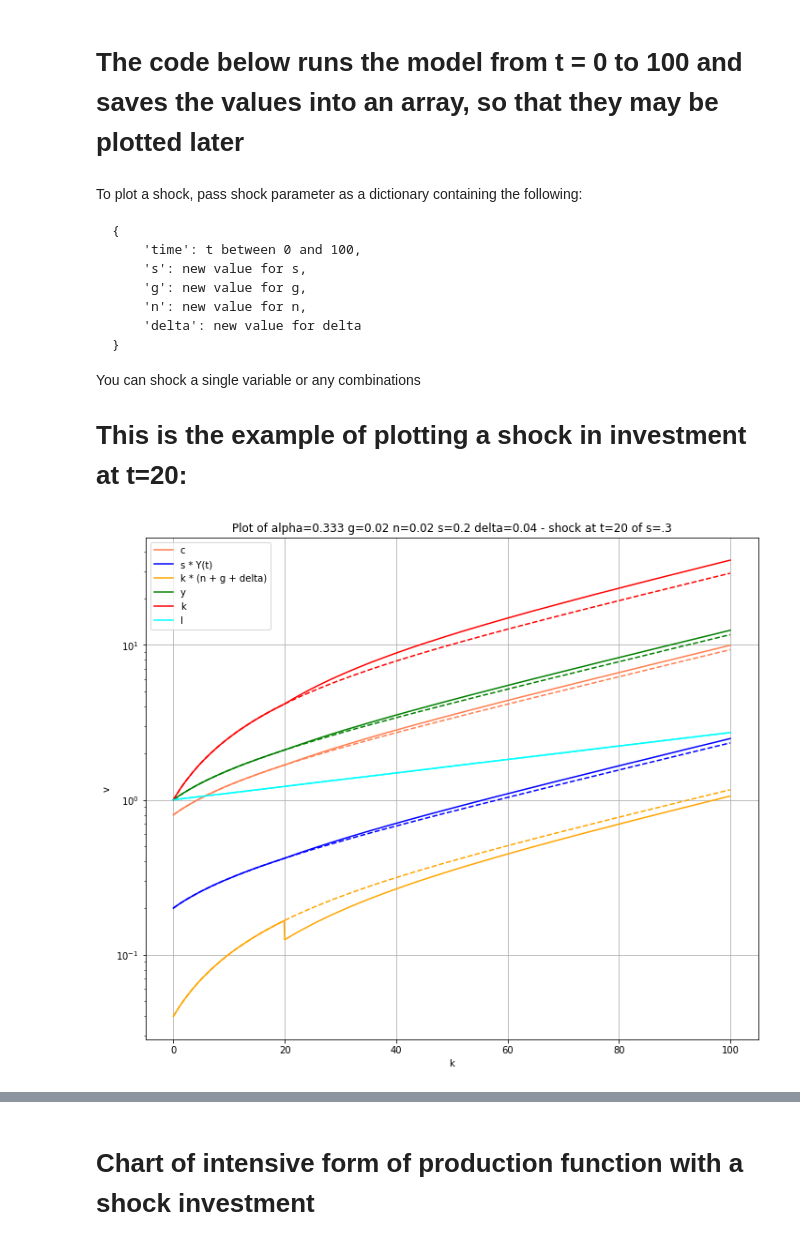
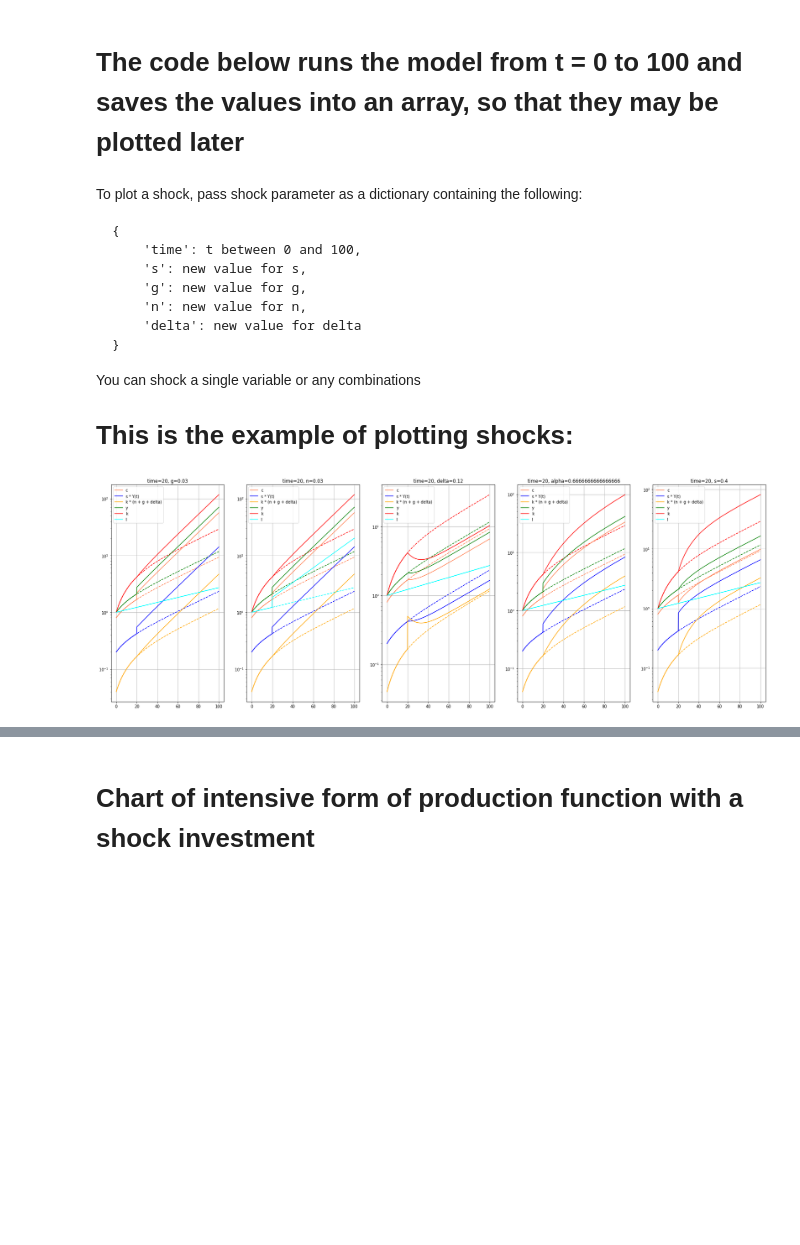
Before and after one commit to deodoro/macro_models, a Jupyter notebook: solow.ipynb, the cells around one changed output, grey strips where cells are left out. Drawn from its saved outputs; the diff is of its cells as text; code cells hidden in the pictures; blank space fills up the shorter version.

Commit message:
Interactive chart

```diff
--- a/solow.ipynb
+++ b/solow.ipynb
@@ -160,40 +160,44 @@ To plot a shock, pass shock parameter as a dictionary containing the following:
 
 You can shock a single variable or any combinations
 
-# This is the example of plotting a shock in investment at t=20:
+# This is the example of plotting shocks:
 # %%
-values_new = gen_values(alpha, g=.01, n=.01, s=.2, delta=.04, BASE=1)
-values = gen_values(alpha, g=.01, n=.01, s=.2, delta=.04, BASE=1, shock={'time': 20, 'delta': .03})
+import matplotlib.pyplot as plt
 
-plt.figure(figsize=(10, 40))
-plt.subplot(5, 1, 1)
-plt.yscale('log')
+def plot_chart(axs, alpha=1/3, g=.01, n=.01, s=.2, delta=.04, BASE=1, shock=None):
+    values_new = gen_values(alpha, g=g, n=n, s=s, delta=delta, BASE=BASE)
+    values = gen_values(alpha, g=g, n=n, s=s, delta=delta, BASE=BASE, shock=shock)
 
-# Plotting charts without shocks (original reference, dashed lines)
-plt.plot(values_new['t'], [i[0] - i[1] for i in zip(values_new['y'], values_new['investment'])], linestyle='--', color='coral')
-plt.plot(values_new['t'], values_new['investment'], linestyle='--', color='blue')
-plt.plot(values_new['t'], values_new['breakeven'], linestyle='--', color='orange')
-plt.plot(values_new['t'], values_new['y'], linestyle='--', color='green')
-plt.plot(values_new['t'], values_new['k'], linestyle='--', color='red')
-plt.plot(values_new['t'], values_new['l'], linestyle='--', color='cyan')
+    axs.set_yscale('log')
 
-# Plotting charts with shocks (solid lines)
-plt.plot(values['t'], [i[0] - i[1] for i in zip(values['y'], values['investment'])], label='c', color='coral')
-plt.plot(values['t'], values['investment'], label='s * Y(t)', color='blue')
-plt.plot(values['t'], values['breakeven'], label='k * (n + g + delta)', color='orange')
-plt.plot(values['t'], values['y'], label='y', color='green')
-plt.plot(values['t'], values['k'], label='k', color='red')
-plt.plot(values['t'], values['l'], label='l', color='cyan')
+    # Plotting charts without shocks (original reference, dashed lines)
+    axs.plot(values_new['t'], [i[0] - i[1] for i in zip(values_new['y'], values_new['investment'])], linestyle='--', color='coral')
+    axs.plot(values_new['t'], values_new['investment'], linestyle='--', color='blue')
+    axs.plot(values_new['t'], values_new['breakeven'], linestyle='--', color='orange')
+    axs.plot(values_new['t'], values_new['y'], linestyle='--', color='green')
+    axs.plot(values_new['t'], values_new['k'], linestyle='--', color='red')
+    axs.plot(values_new['t'], values_new['l'], linestyle='--', color='cyan')
 
-# Labels, title, legend, and grid
-plt.title(f'Plot of alpha={alpha} g={.02} n={.02} s={.2} delta={.04} - shock at t=20 of s=.3')
-plt.xlabel('k')
-plt.ylabel('v')
-plt.grid(True)
-plt.legend()
+    # Plotting charts with shocks (solid lines)
+    axs.plot(values['t'], [i[0] - i[1] for i in zip(values['y'], values['investment'])], label='c', color='coral')
+    axs.plot(values['t'], values['investment'], label='s * Y(t)', color='blue')
+    axs.plot(values['t'], values['breakeven'], label='k * (n + g + delta)', color='orange')
+    axs.plot(values['t'], values['y'], label='y', color='green')
+    axs.plot(values['t'], values['k'], label='k', color='red')
+    axs.plot(values['t'], values['l'], label='l', color='cyan')
 
-# Adjusting layout and showing the plot
-plt.tight_layout()
+    # Labels, title, legend, and grid
+    shock_title = ', '.join([f"{k}={v}" for k, v in shock.items()]) if shock else ""
+    axs.set_title(shock_title)
+    axs.grid(True)
+    axs.legend()
+
+fig, axs = plt.subplots(1, 5, figsize=(30, 10))
+plot_chart(axs[0], shock={'time': 20, 'g': .03})
+plot_chart(axs[1], shock={'time': 20, 'n': .03})
+plot_chart(axs[2], shock={'time': 20, 'delta': .12})
+plot_chart(axs[3], shock={'time': 20, 'alpha': 2/3})
+plot_chart(axs[4], shock={'time': 20, 's': .4})
 plt.show()
 # %% [output]
-[figure, old version]
+[figure, new version]
```
Also changed, not shown: parts of 4 cells of this notebook.
